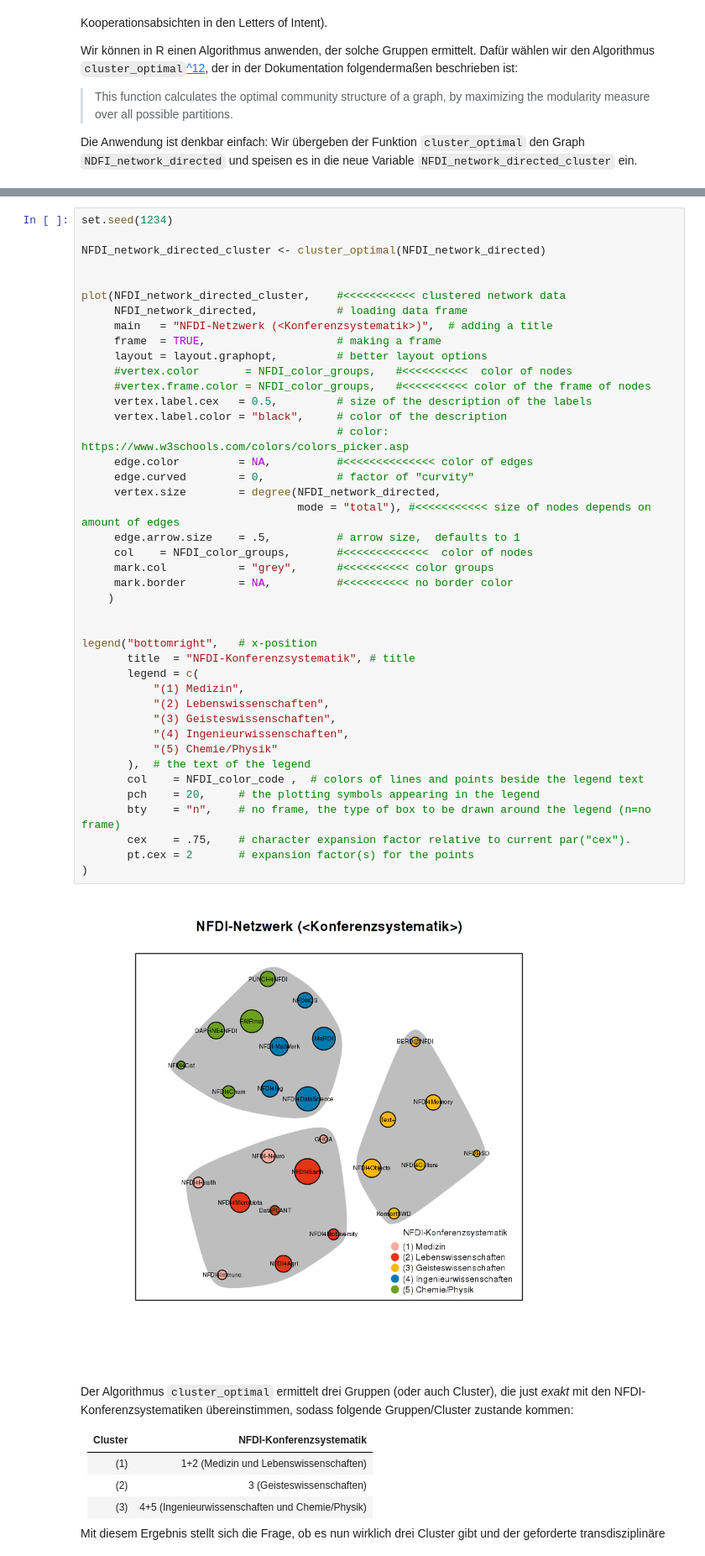
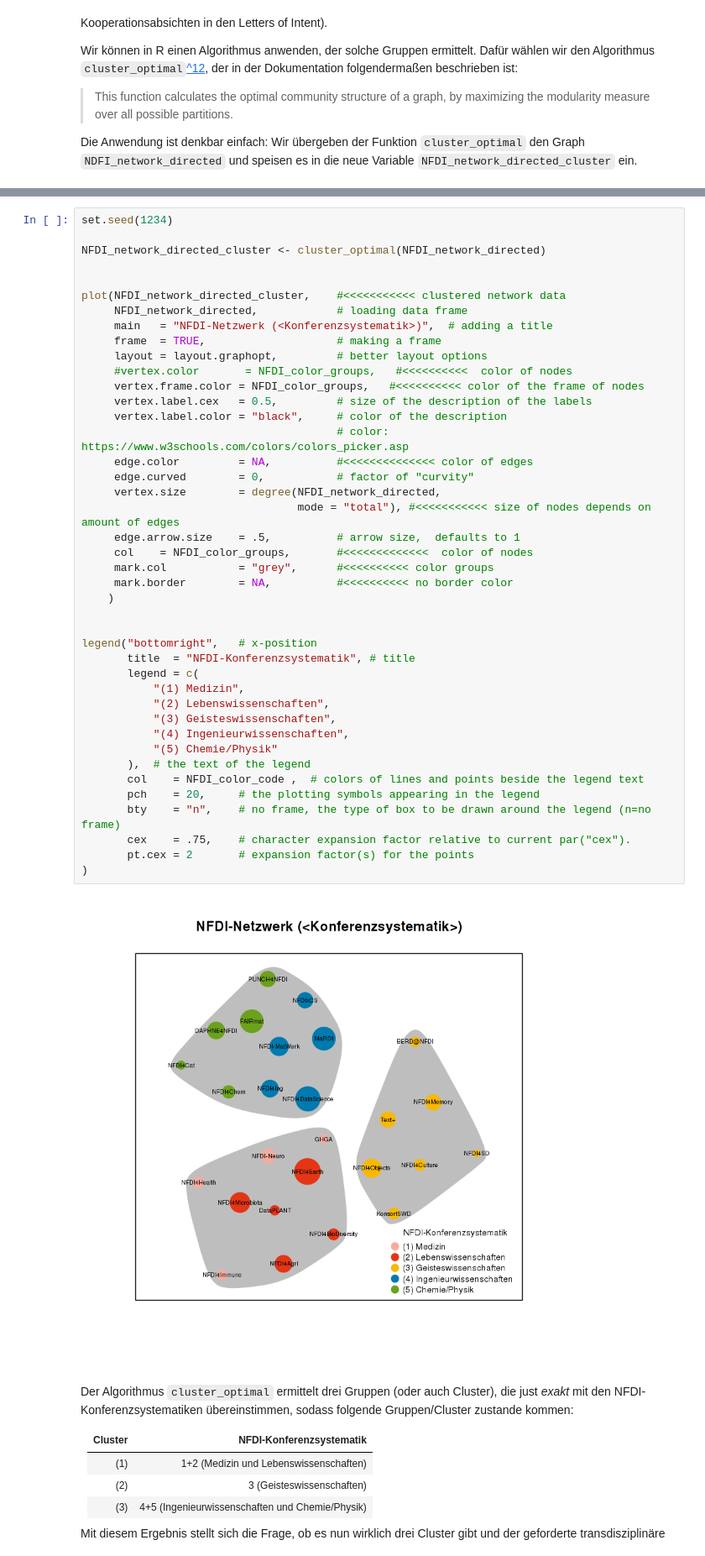
Before and after one commit to LukasCBossert/das-versprechen-der-vernetzung, a Jupyter notebook: Notebook/das-versprechen-der-vernetzung.ipynb, the cells around one changed output, grey strips where cells are left out. Shown at 84% size. Saved outputs shown, nothing was run; the diff lists cells and outputs as text.

Commit message:
update notebook after vertex.frame.color adjustment

```diff
--- a/Notebook/das-versprechen-der-vernetzung.ipynb
+++ b/Notebook/das-versprechen-der-vernetzung.ipynb
@@ -782,38 +781,38 @@ plot(NFDI_network_directed_cluster,    #<<<<<<<<<<< clustered network data
      frame  = TRUE,                    # making a frame
      layout = layout.graphopt,         # better layout options
      #vertex.color       = NFDI_color_groups,   #<<<<<<<<<<  color of nodes
-     #vertex.frame.color = NFDI_color_groups,   #<<<<<<<<<< color of the frame of nodes
+     vertex.frame.color = NFDI_color_groups,   #<<<<<<<<<< color of the frame of nodes
      vertex.label.cex   = 0.5,         # size of the description of the labels
      vertex.label.color = "black",     # color of the description
                                        # color: https://www.w3schools.com/colors/colors_picker.asp
      edge.color         = NA,          #<<<<<<<<<<<<<< color of edges
      edge.curved        = 0,           # factor of "curvity"
      vertex.size        = degree(NFDI_network_directed,
                                  mode = "total"), #<<<<<<<<<<< size of nodes depends on amount of edges
      edge.arrow.size    = .5,          # arrow size,  defaults to 1
      col    = NFDI_color_groups,       #<<<<<<<<<<<<<  color of nodes
      mark.col           = "grey",      #<<<<<<<<<< color groups
      mark.border        = NA,          #<<<<<<<<<< no border color
     )
 
 
 legend("bottomright",   # x-position
        title  = "NFDI-Konferenzsystematik", # title
        legend = c(
            "(1) Medizin",
            "(2) Lebenswissenschaften",
            "(3) Geisteswissenschaften",
            "(4) Ingenieurwissenschaften",
            "(5) Chemie/Physik"
        ),  # the text of the legend
        col    = NFDI_color_code ,  # colors of lines and points beside the legend text
        pch    = 20,     # the plotting symbols appearing in the legend
        bty    = "n",    # no frame, the type of box to be drawn around the legend (n=no frame)
        cex    = .75,    # character expansion factor relative to current par("cex").
        pt.cex = 2       # expansion factor(s) for the points
 )
 # %% [output]
-[figure, old version]
+[figure, new version]
 # %% [markdown]
 Der Algorithmus `cluster_optimal` ermittelt drei Gruppen (oder auch Cluster), die just *exakt* mit den NFDI-Konferenzsystematiken übereinstimmen, sodass folgende Gruppen/Cluster zustande kommen:
 
```
Also changed, not shown: parts of 2 cells of this notebook, 8 other files.
